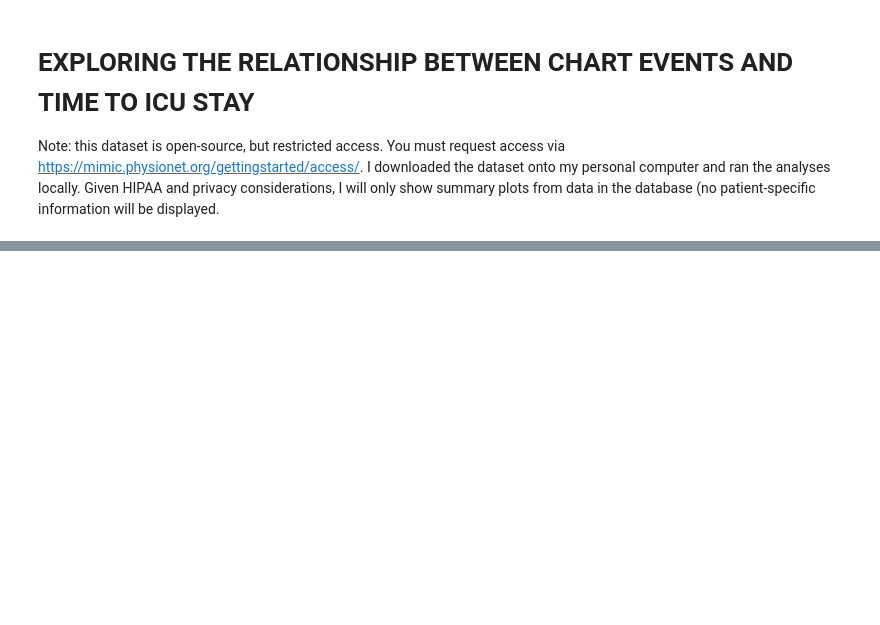
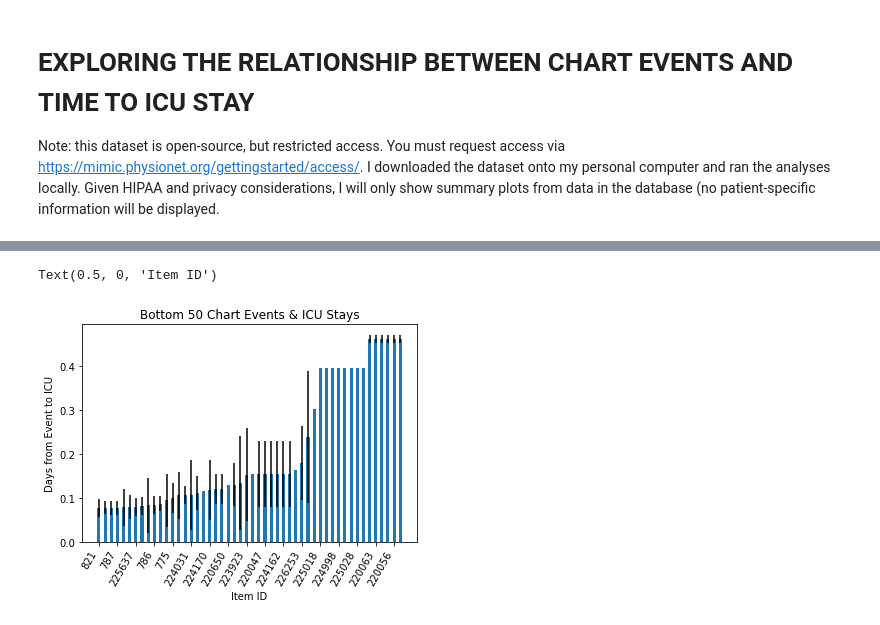
Before and after one commit to adamgiffordphd/imminent_icu_stays, a Jupyter notebook: plot_summary_chartEvents_and_icustays.ipynb, the cells around one changed output, grey strips where cells are left out. Saved outputs shown, nothing was run; the diff lists cells and outputs as text; code cells hidden in the pictures; blank space fills up the shorter version.

```diff
--- a/plot_summary_chartEvents_and_icustays.ipynb
+++ b/plot_summary_chartEvents_and_icustays.ipynb
@@ -205,0 +156,13 @@ TypeError: only integer scalar arrays can be converted to a scalar index
+# %%
+# what about the bottom 50 item ids?
+plt.bar(x=range(0,50),
+        height=item_mn_days[-50:],width=0.5,
+       yerr=item_sem_days[-50:])
+plt.title('Bottom 50 Chart Events & ICU Stays')
+plt.ylabel('Days from Event to ICU')
+xlabels = item_ids[-50:]
+plt.xticks(range(0,len(xlabels),3),xlabels[0::3],rotation=60,ha='right')
+plt.xlabel('Item ID')
+# %% [output]
+Text(0.5, 0, 'Item ID')
+[figure, added]
```
Also changed, not shown: parts of 28 cells of this notebook.
